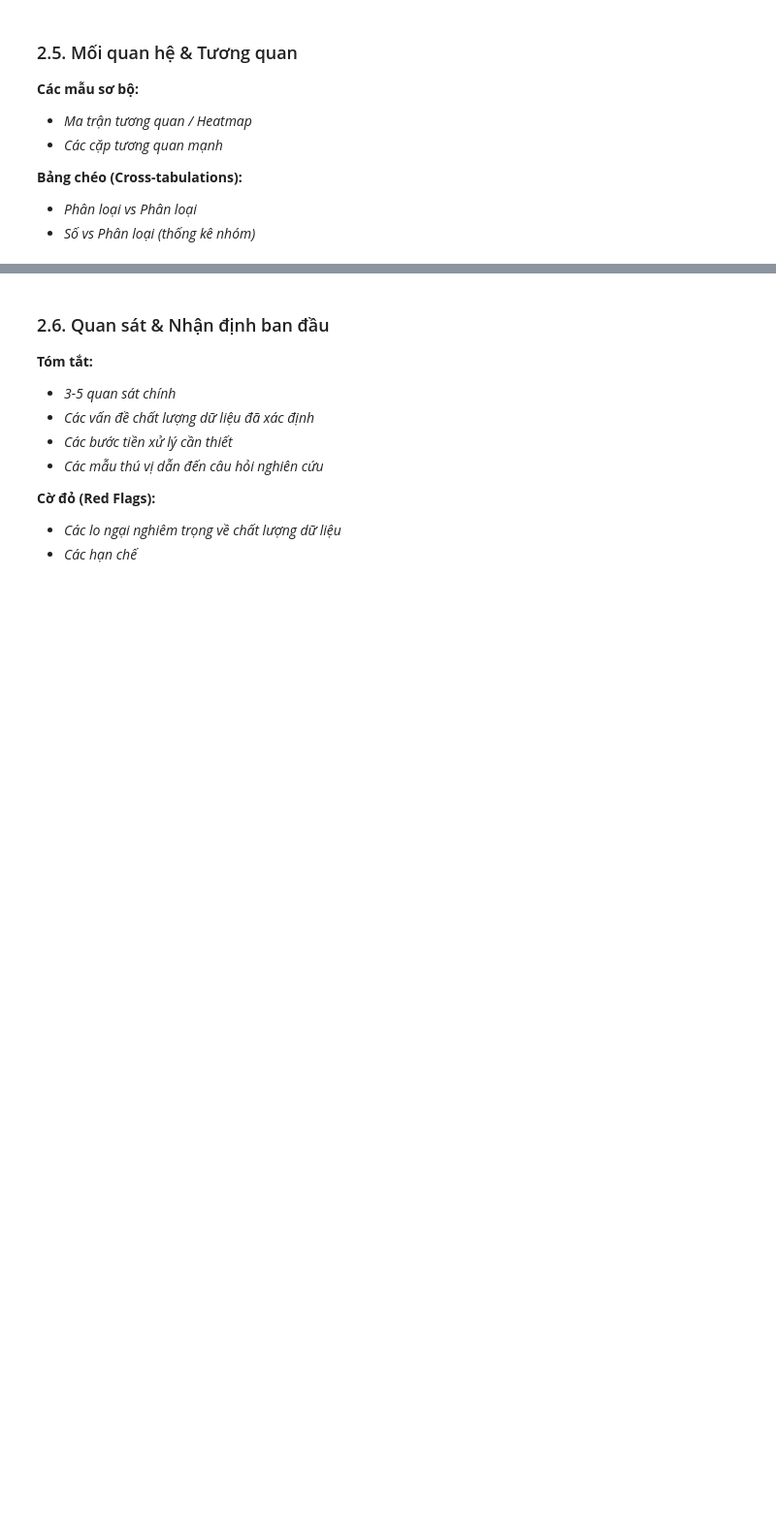
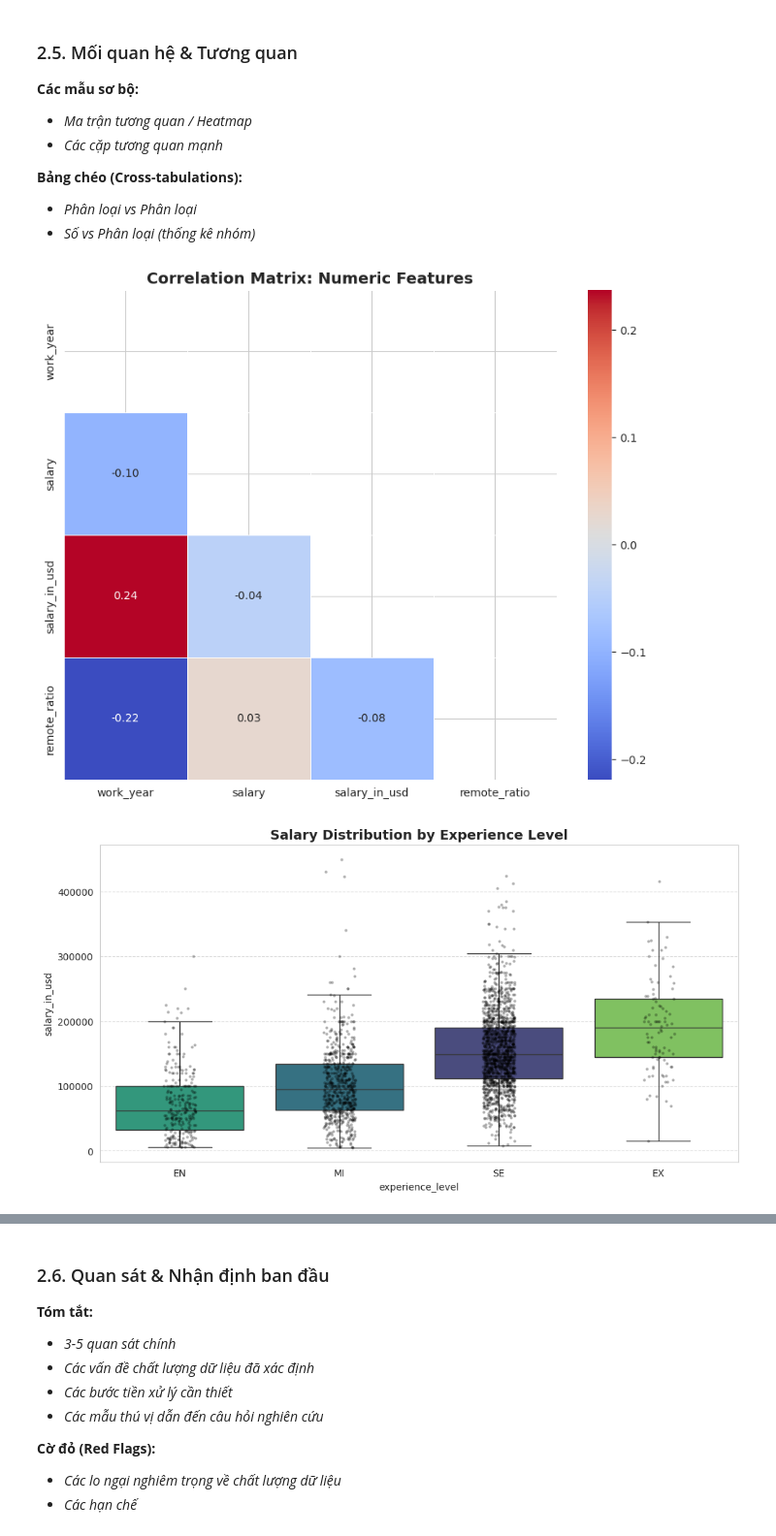
Before and after one commit to Trung0Minh/CSC17104_2025_Final_Project, a Jupyter notebook: DataScienceSalaries2023.ipynb, the cells around one changed output, grey strips where cells are left out. Shown at 97% size. Saved outputs shown, nothing was run; the diff lists cells and outputs as text; code cells hidden in the pictures; blank space fills up the shorter version.

```diff
--- a/DataScienceSalaries2023.ipynb
+++ b/DataScienceSalaries2023.ipynb
@@ -417,4 +421,49 @@ Biểu đồ cho thấy thị trường **phân hóa mạnh**:
 *   *Phân loại vs Phân loại*
 *   *Số vs Phân loại (thống kê nhóm)*
 # %%
-# Code tính tương quan
+# --- 1. Tương quan giữa các biến số (Numerical Correlation) ---
+# Tương quan giữa work_year, salary_in_usd, remote_ratio
+vis.plot_correlation_heatmap(df, title="Correlation Matrix: Numeric Features")
+
+# --- 2. Quan hệ: Kinh nghiệm vs Mức lương (Experience vs Salary) ---
+# Thứ tự logic: Entry -> Mid -> Senior -> Executive (Học từ Ref 1 & 2 để biểu đồ dễ hiểu)
+exp_order = ['EN', 'MI', 'SE', 'EX']
+vis.plot_categorical_vs_numerical_box(
+    df,
+    cat_col='experience_level',
+    num_col='salary_in_usd',
+    order=exp_order,
+    title="Salary Distribution by Experience Level"
+)
+
+# --- 3. Quan hệ: Quy mô công ty vs Mức lương (Company Size vs Salary) ---
+# Thứ tự logic: Small -> Medium -> Large
+size_order = ['S', 'M', 'L']
+vis.plot_categorical_vs_numerical_box(
+    df,
+    cat_col='company_size',
+    num_col='salary_in_usd',
+    order=size_order,
+    title="Salary Distribution by Company Size"
+)
+
+# --- 4. Quan hệ: Làm việc từ xa vs Mức lương (Remote Ratio vs Salary) ---
+# Remote ratio thực chất là phân loại (0, 50, 100)
+vis.plot_categorical_vs_numerical_box(
+    df,
+    cat_col='remote_ratio',
+    num_col='salary_in_usd',
+    title="Salary Distribution by Remote Ratio"
+)
+
+# --- 5. Quan hệ giữa các biến phân loại (Categorical Heatmap) ---
+# Kiểm tra xem Nhân viên Senior thường làm ở công ty quy mô nào?
+vis.plot_categorical_heatmap(
+    df,
+    col1='experience_level',
+    col2='company_size',
+    title="Interaction: Experience Level vs Company Size"
+)
+# %% [output]
+[figure, added]
+[figure, added]
```
Also changed, not shown: parts of 3 cells of this notebook, 2 other files.
